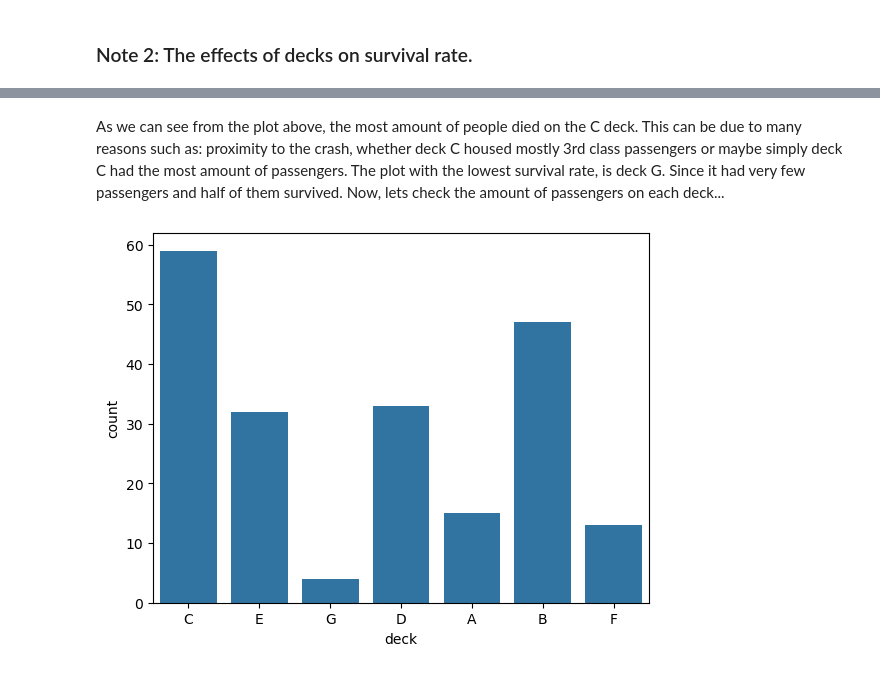
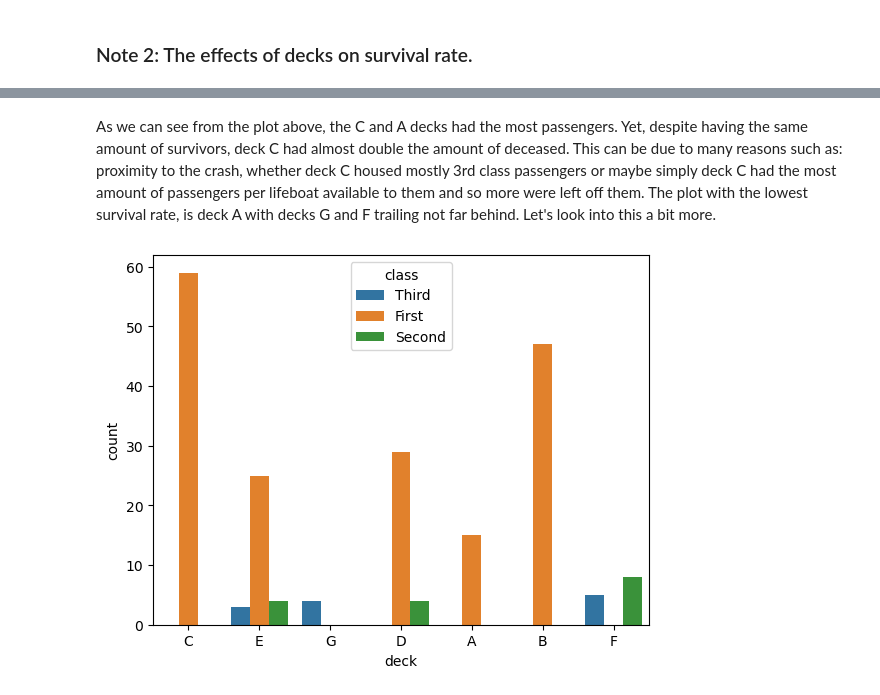
Before and after one commit to omarbessi04/ML-Tut1, a Jupyter notebook: main.ipynb, the cells around one changed output, grey strips where cells are left out. Drawn from its saved outputs; the diff is of its cells as text; code cells hidden in the pictures.

```diff
--- a/main.ipynb
+++ b/main.ipynb
@@ -284,7 +283,7 @@ AttributeError: Rectangle.set() got an unexpected keyword argument 'colors'
 # %% [markdown]
-As we can see from the plot above, the most amount of people died on the C deck. This can be due to many reasons such as: proximity to the crash, whether deck C housed mostly 3rd class passengers or maybe simply deck C had the most amount of passengers.  The plot with the lowest survival rate, is deck G. Since it had very few passengers and half of them survived. Now, lets check the amount of passengers on each deck...
+As we can see from the plot above, the C and A decks had the most passengers. Yet, despite having the same amount of survivors, deck C had almost double the amount of deceased. This can be due to many reasons such as: proximity to the crash, whether deck C housed mostly 3rd class passengers or maybe simply deck C had the most amount of passengers per lifeboat available to them and so more were left off them.  The plot with the lowest survival rate, is deck A with decks G and F trailing not far behind. Let's look into this a bit more.
 # %%
-theplot = sns.countplot(data=titanic, x="deck")
+theplot = sns.countplot(data=titanic, x="deck", hue="class")
 plt.show()
 # %% [output]
-[figure, old version]
+[figure, new version]
```
Also changed, not shown: parts of 5 cells of this notebook.
